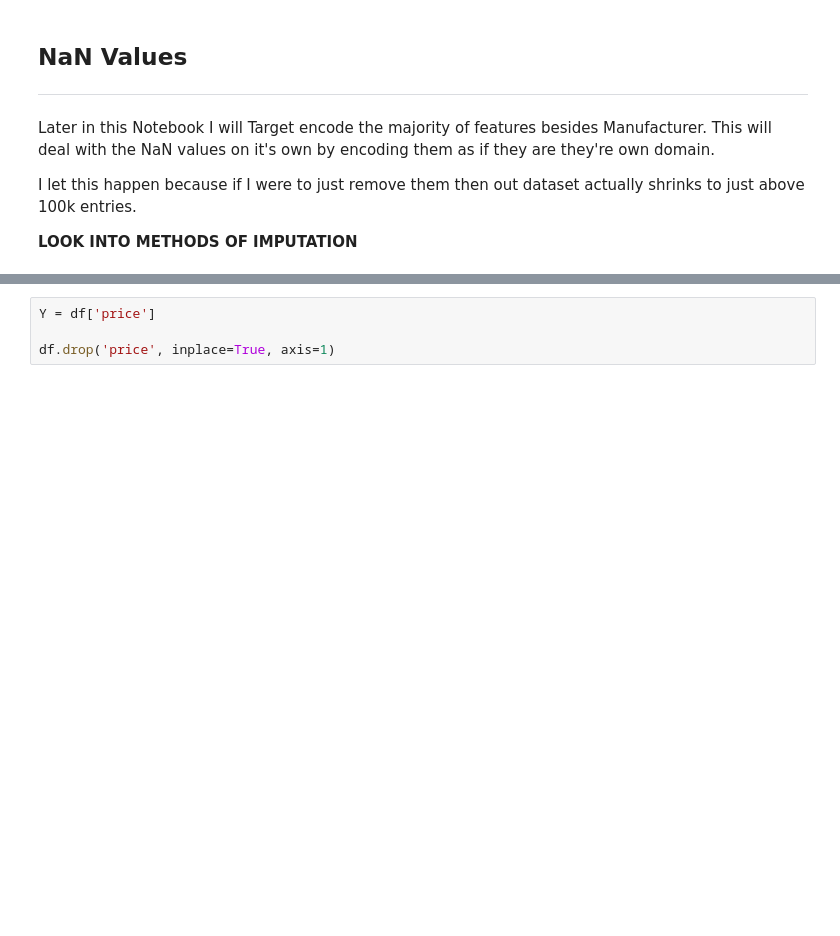
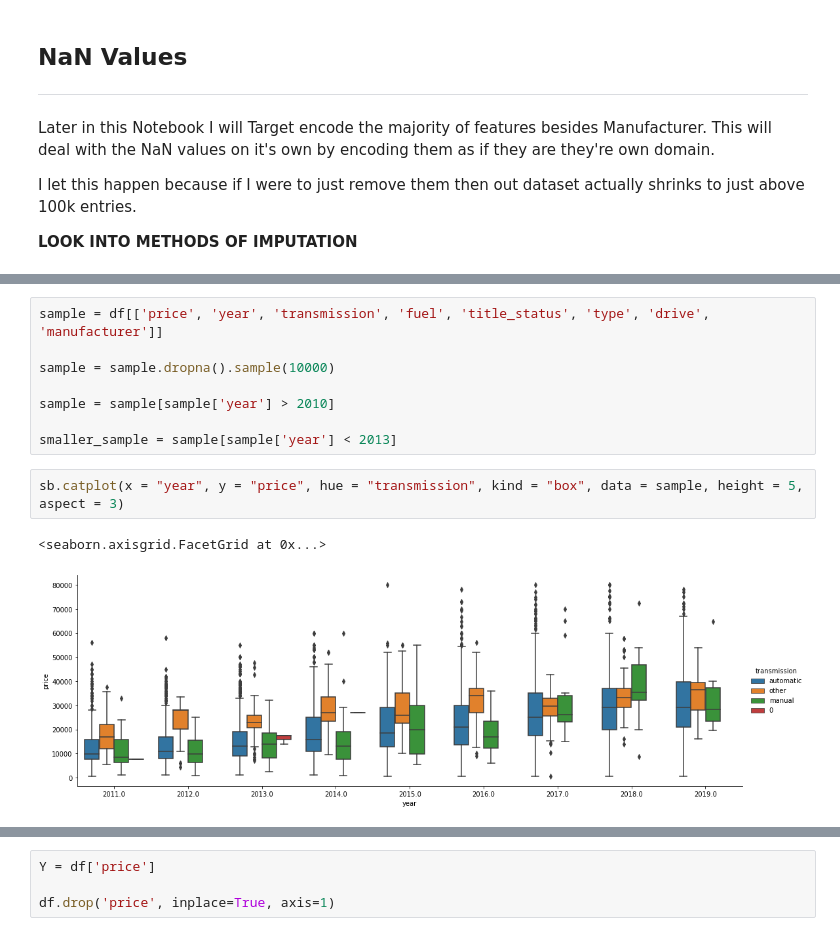
Before and after one commit to ryanirl/data-analysis-projects, a Jupyter notebook: craigslist_price_prediction/cleaning_data.ipynb, the cells around one changed output, grey strips where cells are left out. Drawn from its saved outputs; the diff is of its cells as text; blank space fills up the shorter version.

```diff
--- a/craigslist_price_prediction/cleaning_data.ipynb
+++ b/craigslist_price_prediction/cleaning_data.ipynb
@@ -194,0 +263,13 @@ len(df.index)
+# %%
+sample = df[['price', 'year', 'transmission', 'fuel', 'title_status', 'type', 'drive', 'manufacturer']]
+
+sample = sample.dropna().sample(10000)
+
+sample = sample[sample['year'] > 2010]
+
+smaller_sample = sample[sample['year'] < 2013]
+# %%
+sb.catplot(x = "year", y = "price", hue = "transmission", kind = "box", data = sample, height = 5, aspect = 3)
+# %% [output]
+<seaborn.axisgrid.FacetGrid at 0x...>
+[figure, added]
```
Also changed, not shown: parts of 46 cells of this notebook, 1 other file.
